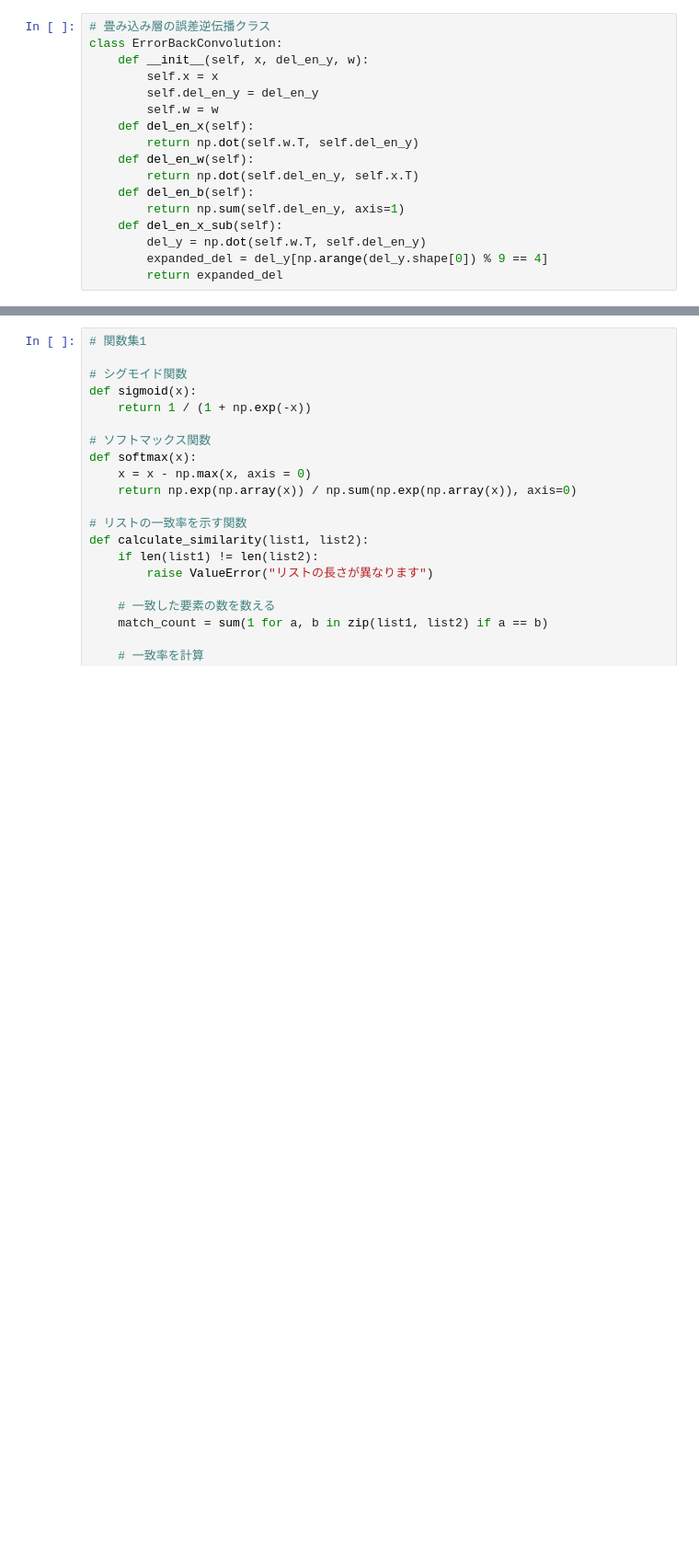
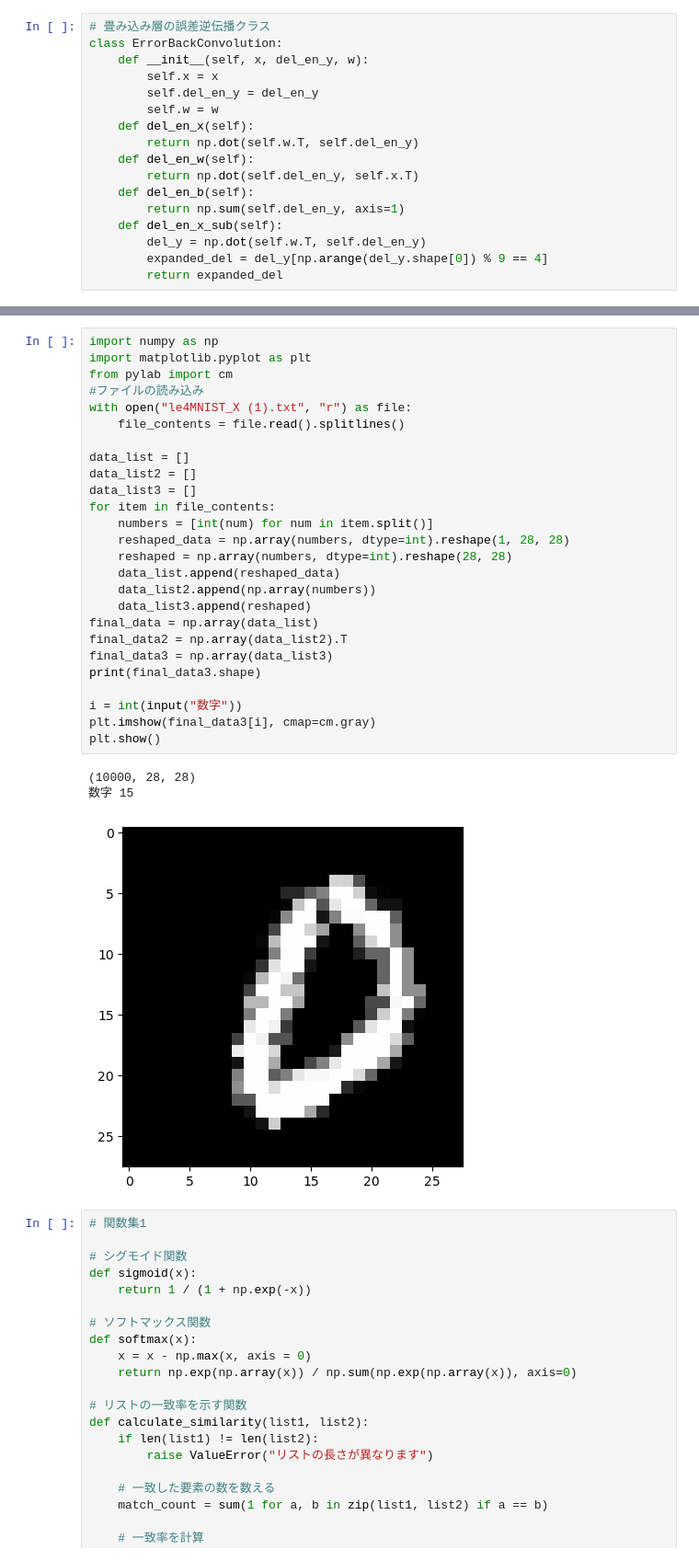
Before and after one commit to mst923/cnn_contest, a Jupyter notebook: cnn.ipynb, the cells around one changed output, grey strips where cells are left out. Shown at 92% size. Drawn from its saved outputs; the diff is of its cells as text; blank space fills up the shorter version.

```diff
--- a/cnn.ipynb
+++ b/cnn.ipynb
@@ -569,6 +569,36 @@ print(W_1)
    0.02344971]
  [ 0.00097252 -0.03004448  0.00856151 ... -0.06824825  0.07191712
    0.02005035]]
+# %%
+import numpy as np
+import matplotlib.pyplot as plt
+from pylab import cm
+#ファイルの読み込み
+with open("le4MNIST_X (1).txt", "r") as file:
+    file_contents = file.read().splitlines()
+
+data_list = []
+data_list2 = []
+data_list3 = []
+for item in file_contents:
+    numbers = [int(num) for num in item.split()]
+    reshaped_data = np.array(numbers, dtype=int).reshape(1, 28, 28)
+    reshaped = np.array(numbers, dtype=int).reshape(28, 28)
+    data_list.append(reshaped_data)
+    data_list2.append(np.array(numbers))
+    data_list3.append(reshaped)
+final_data = np.array(data_list)
+final_data2 = np.array(data_list2).T
+final_data3 = np.array(data_list3)
+print(final_data3.shape)
+
+i = int(input("数字"))
+plt.imshow(final_data3[i], cmap=cm.gray)
+plt.show()
+# %% [output]
+(10000, 28, 28)
+数字 15
+[figure, added]
 # %%
 # 関数集1
 
```
Also changed, not shown: parts of 4 cells of this notebook, 14 other files.
